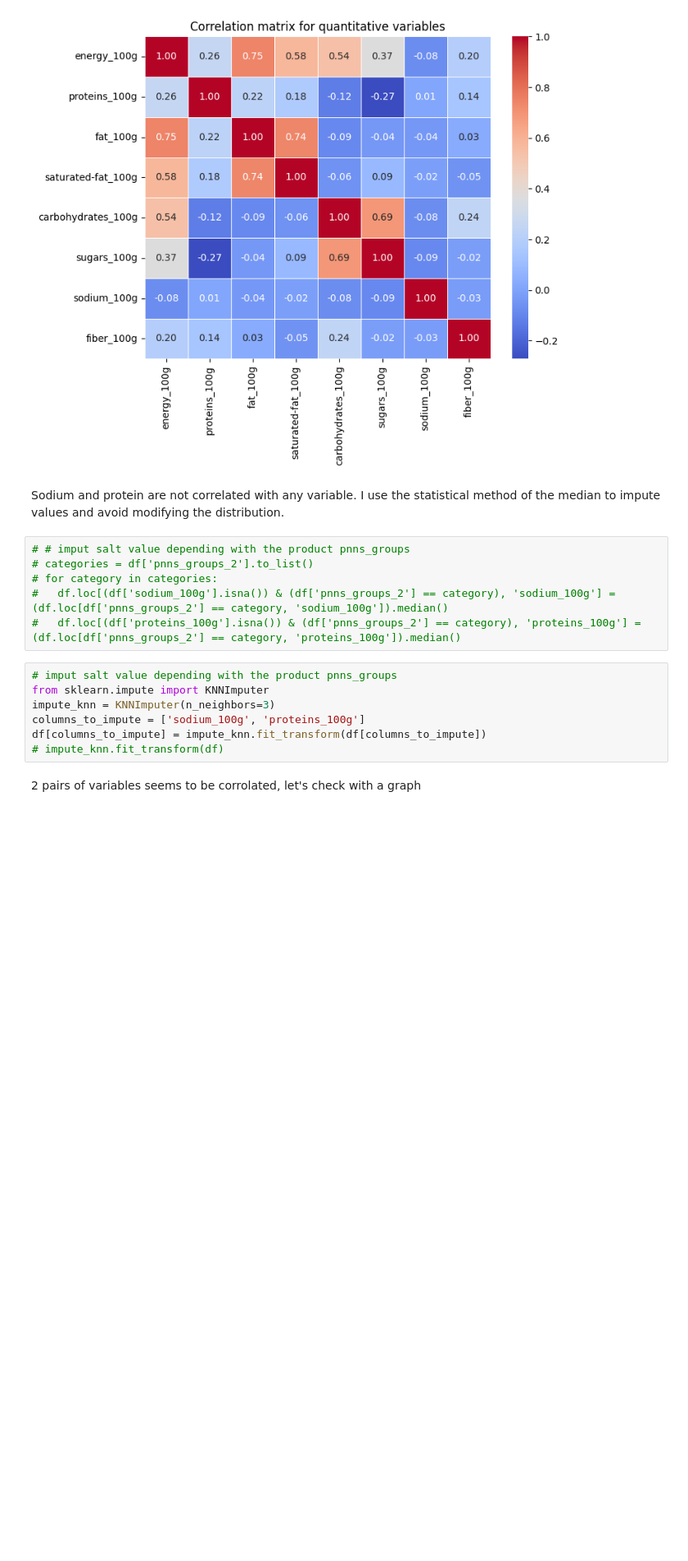
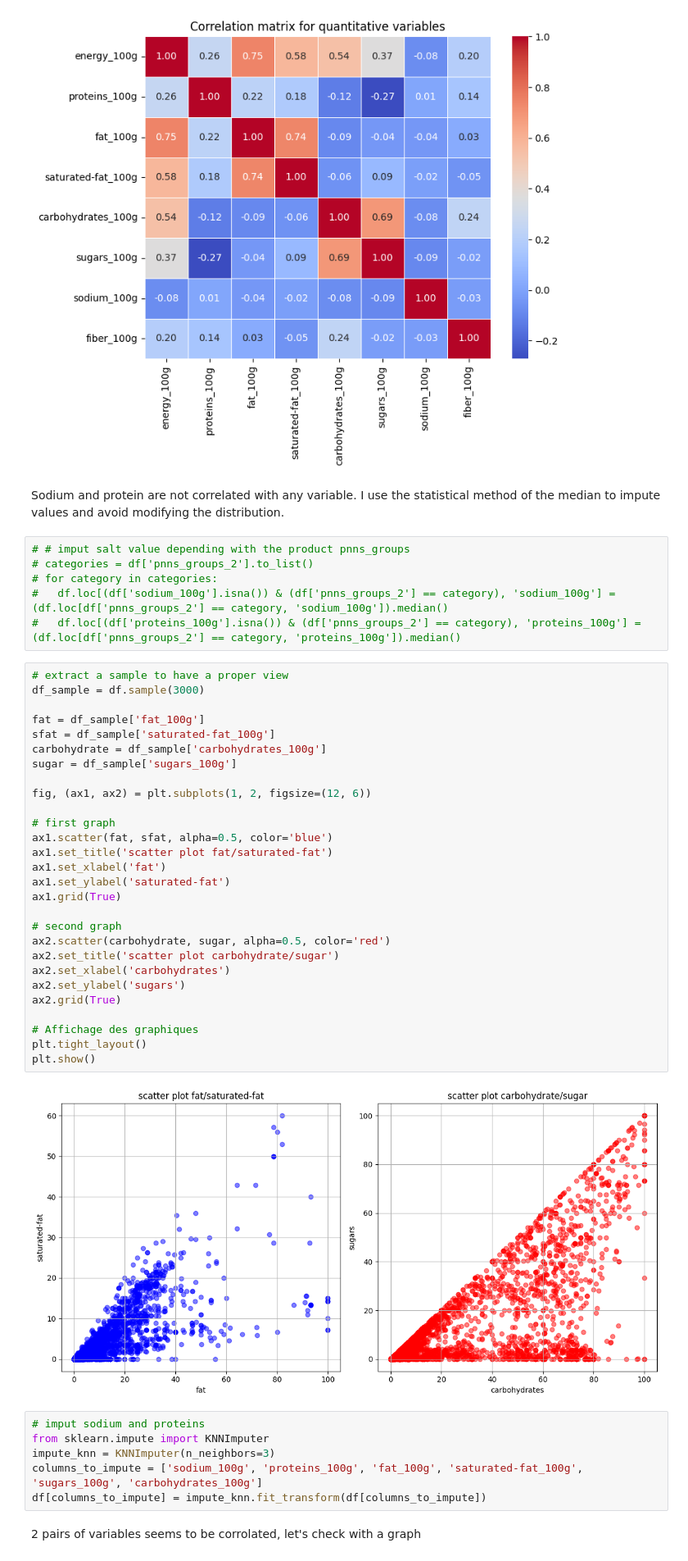
Before and after one commit to helenatong/oc_p3_cleaning_dataset_and_analysis, a Jupyter notebook: project3_cleaning.ipynb, the cells around one changed output. Shown at 82% size. Saved outputs shown, nothing was run; the diff lists cells and outputs as text; blank space fills up the shorter version.

```diff
--- a/project3_cleaning.ipynb
+++ b/project3_cleaning.ipynb
@@ -539,12 +533,41 @@ I use the statistical method of the median to impute values and avoid modifying
 # for category in categories:
 #   df.loc[(df['sodium_100g'].isna()) & (df['pnns_groups_2'] == category), 'sodium_100g'] = (df.loc[df['pnns_groups_2'] == category, 'sodium_100g']).median()
 #   df.loc[(df['proteins_100g'].isna()) & (df['pnns_groups_2'] == category), 'proteins_100g'] = (df.loc[df['pnns_groups_2'] == category, 'proteins_100g']).median()
+# %%
+# extract a sample to have a proper view
+df_sample = df.sample(3000)
+
+fat = df_sample['fat_100g']
+sfat = df_sample['saturated-fat_100g']
+carbohydrate = df_sample['carbohydrates_100g']
+sugar = df_sample['sugars_100g']
+
+fig, (ax1, ax2) = plt.subplots(1, 2, figsize=(12, 6))
+
+# first graph
+ax1.scatter(fat, sfat, alpha=0.5, color='blue')
+ax1.set_title('scatter plot fat/saturated-fat')
+ax1.set_xlabel('fat')
+ax1.set_ylabel('saturated-fat')
+ax1.grid(True)
+
+# second graph
+ax2.scatter(carbohydrate, sugar, alpha=0.5, color='red')
+ax2.set_title('scatter plot carbohydrate/sugar')
+ax2.set_xlabel('carbohydrates')
+ax2.set_ylabel('sugars')
+ax2.grid(True)
+
+# Affichage des graphiques
+plt.tight_layout()
+plt.show()
+# %% [output]
+[figure, added]
 # %%
-# imput salt value depending with the product pnns_groups
+# imput sodium and proteins
 from sklearn.impute import KNNImputer
 impute_knn = KNNImputer(n_neighbors=3)
-columns_to_impute = ['sodium_100g', 'proteins_100g']
+columns_to_impute = ['sodium_100g', 'proteins_100g', 'fat_100g', 'saturated-fat_100g', 'sugars_100g', 'carbohydrates_100g']
 df[columns_to_impute] = impute_knn.fit_transform(df[columns_to_impute])
-# impute_knn.fit_transform(df)
 # %% [markdown]
 2 pairs of variables seems to be corrolated, let's check with a graph
```
Also changed, not shown: parts of 36 cells of this notebook.
